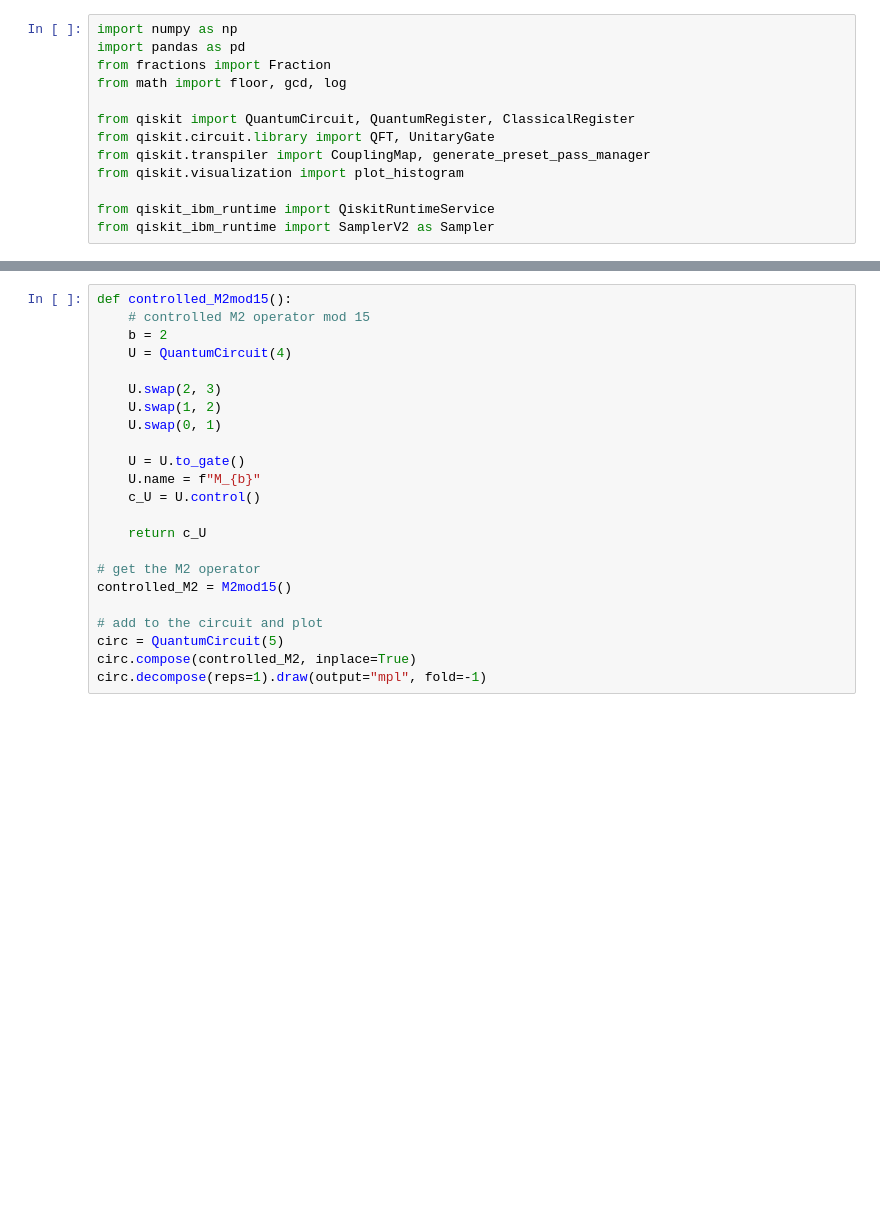
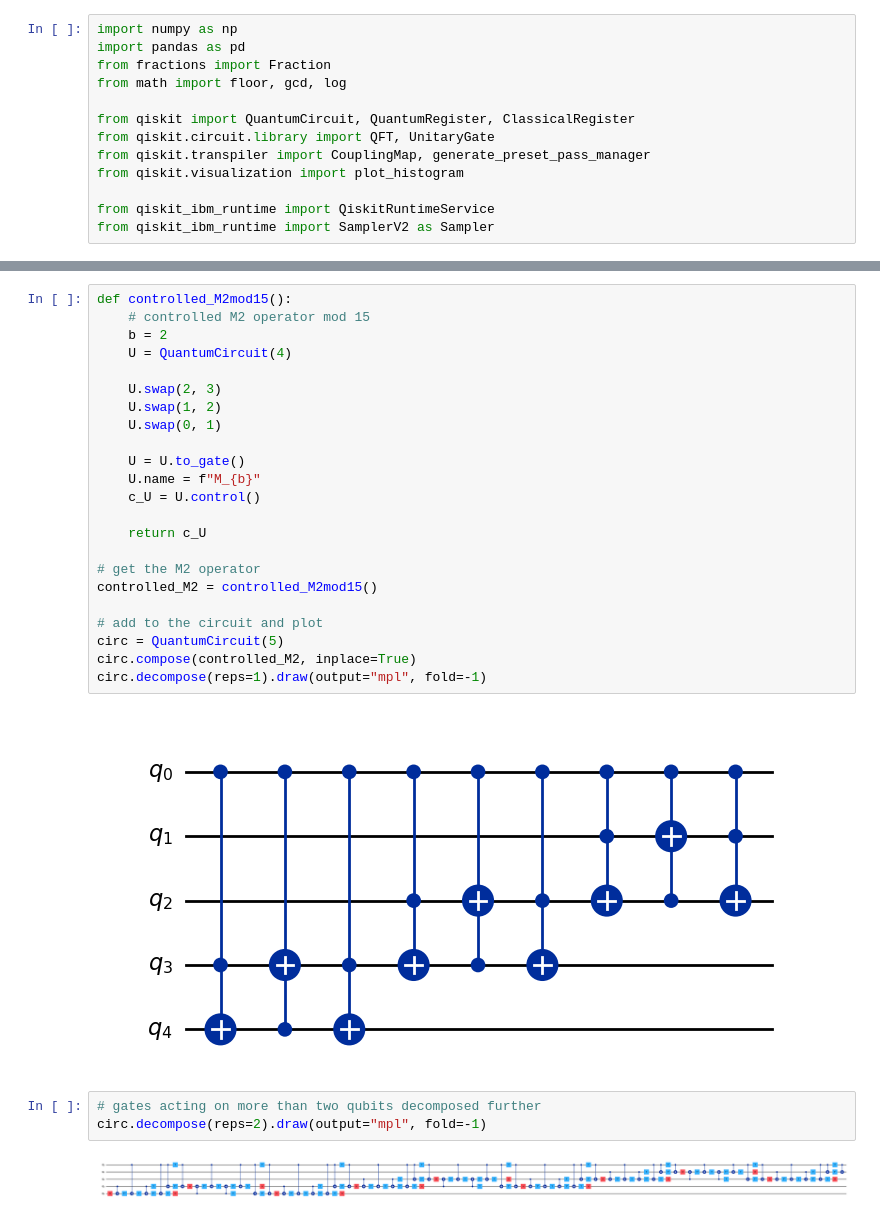
Before and after one commit to rhit-lucasja/shors-dlp, a Jupyter notebook: shorfac.ipynb, the cells around one changed output, grey strips where cells are left out. Cells and saved outputs as stored; diff of their text form; blank space fills up the shorter version.

```diff
--- a/shorfac.ipynb
+++ b/shorfac.ipynb
@@ -38,23 +40,30 @@ circ.decompose(reps=2).draw(output="mpl", fold=-1)
 # %%
 def controlled_M2mod15():
     # controlled M2 operator mod 15
     b = 2
     U = QuantumCircuit(4)
 
     U.swap(2, 3)
     U.swap(1, 2)
     U.swap(0, 1)
 
     U = U.to_gate()
     U.name = f"M_{b}"
     c_U = U.control()
 
     return c_U
 
 # get the M2 operator
-controlled_M2 = M2mod15()
+controlled_M2 = controlled_M2mod15()
 
 # add to the circuit and plot
 circ = QuantumCircuit(5)
 circ.compose(controlled_M2, inplace=True)
 circ.decompose(reps=1).draw(output="mpl", fold=-1)
+# %% [output]
+[figure, added]
+# %%
+# gates acting on more than two qubits decomposed further
+circ.decompose(reps=2).draw(output="mpl", fold=-1)
+# %% [output]
+[figure, added]
```
Also changed, not shown: parts of 9 cells of this notebook.
